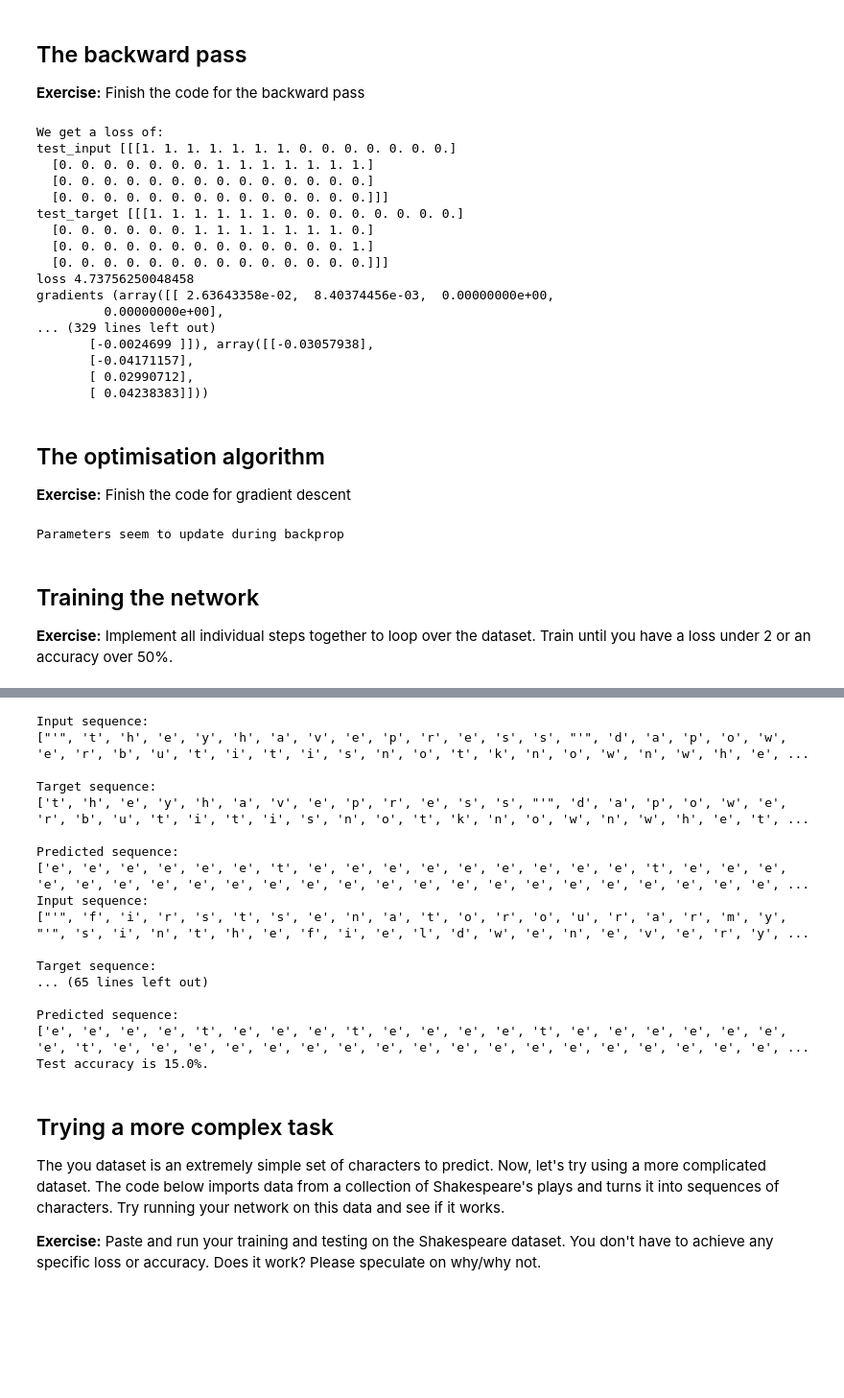
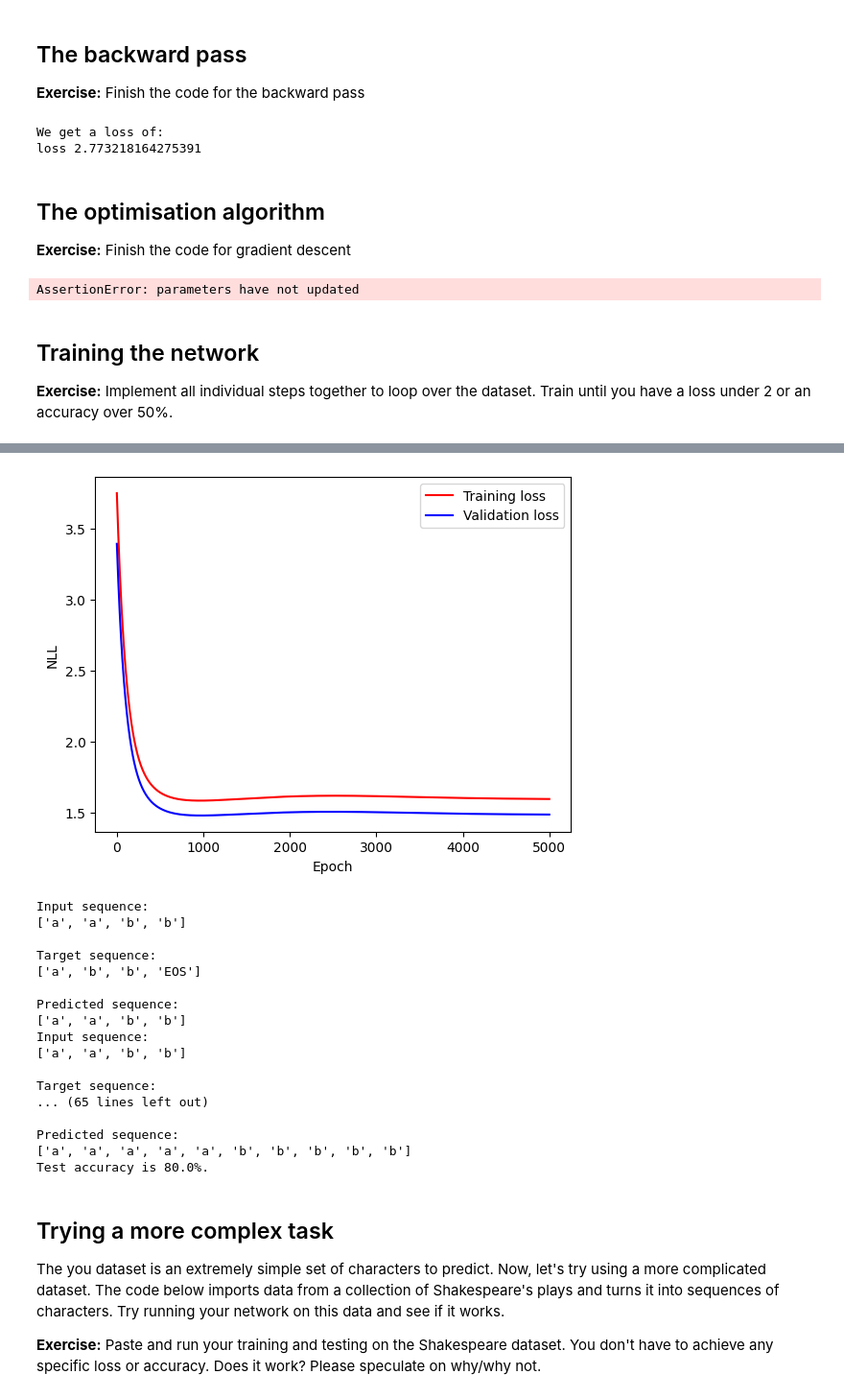
Before and after one commit to afy/d7046e-ann2, a Jupyter notebook: ANN-Exercise-2.ipynb, the cells around one changed output, grey strips where cells are left out. Shown: that part at 96% size. Cells and saved outputs as stored; diff of their text form; code cells hidden in the pictures; blank space fills up the shorter version.

```diff
--- a/ANN-Exercise-2.ipynb
+++ b/ANN-Exercise-2.ipynb
@@ -170,7 +170,7 @@ def init_network(hidden_size, vocab_size):
 # %%
 # Checking the init runs
 
-hidden_size = 100 # Number of dimensions in the hidden state
+hidden_size = 50 # Number of dimensions in the hidden state
 vocab_size  = vocab_size # Size of the vocabulary used
 
 parameters = init_network(hidden_size=hidden_size, vocab_size=vocab_size)
@@ -361,33 +361,18 @@ def backward_pass(inputs, outputs, hidden_states, targets, parameters):
 loss, gradients = backward_pass(test_input, outputs, hidden_states, test_target, parameters)
 
 print('We get a loss of:')
-print("test_input", test_input.T)
-print("test_target", test_target.T)
+#print("test_input", test_input.T)
+#print("test_target", test_target.T)
 print("loss", loss)
-print("gradients", gradients)
+#print("gradients", gradients)
 # %% [output]
 We get a loss of:
-test_input [[[1. 1. 1. 1. 1. 1. 1. 0. 0. 0. 0. 0. 0. 0.]
-  [0. 0. 0. 0. 0. 0. 0. 1. 1. 1. 1. 1. 1. 1.]
-  [0. 0. 0. 0. 0. 0. 0. 0. 0. 0. 0. 0. 0. 0.]
-  [0. 0. 0. 0. 0. 0. 0. 0. 0. 0. 0. 0. 0. 0.]]]
-test_target [[[1. 1. 1. 1. 1. 1. 0. 0. 0. 0. 0. 0. 0. 0.]
-  [0. 0. 0. 0. 0. 0. 1. 1. 1. 1. 1. 1. 1. 0.]
-  [0. 0. 0. 0. 0. 0. 0. 0. 0. 0. 0. 0. 0. 1.]
-  [0. 0. 0. 0. 0. 0. 0. 0. 0. 0. 0. 0. 0. 0.]]]
-loss 4.73756250048458
-gradients (array([[ 2.63643358e-02,  8.40374456e-03,  0.00000000e+00,
-         0.00000000e+00],
-... (329 lines left out)
-       [-0.0024699 ]]), array([[-0.03057938],
-       [-0.04171157],
-       [ 0.02990712],
-       [ 0.04238383]]))
+loss 2.773218164275391
 # %% [markdown]
 ## The optimisation algorithm
 **Exercise:** Finish the code for gradient descent
 # %%
-def gradient_descent(parameters, gradients, lr=3e-4):
+def gradient_descent(parameters, gradients, lr=1e-3):
     # Take a step
     updated_params = []
     for parameter, gradient in zip(parameters, gradients):
@@ -404,16 +389,13 @@ prev_parameters = [parameter.copy() for parameter in parameters]
 # Use computed gradients to update parameters
 parameters = gradient_descent(parameters, gradients, lr=3e-4)
 
-# Check if gradients are not all zeros
-assert any([gradient.any() for gradient in gradients]), "Gradients are all zeros"
-
 # Check that parameters have updated
 parameters_delta = [parameter - prev_parameter for parameter, prev_parameter in zip(parameters, prev_parameters)]
-assert any([np.any(delta != 0) for delta in parameters_delta]), "Parameters have not updated"
 
-print("Parameters seem to update during backprop")
+assert all([parameter.any() for parameter in parameters_delta]), "parameters have not updated"
+print("parameters seem to update during backprop")
 # %% [output]
-Parameters seem to update during backprop
+AssertionError: parameters have not updated
 # %% [markdown]
 ## Training the network
 **Exercise:** Implement all individual steps together to loop over the dataset. Train until you have a loss under 2 or an accuracy over 50%.
@@ -436,6 +418,12 @@ training_loss, validation_loss = [], []
 
 # Keep track of best validation loss
 min_loss = 10000
+
+def compute_loss(out, target):
+    loss = 0
+    for o, t in zip(out, target):
+        loss -= np.mean(np.log(o+1e-12) * t)
+    return loss
 
 # For each epoch
 for i in range(num_epochs):
@@ -540,3 +541,4 @@ Epoch 150, training loss: 2.0476948190034814, validation loss: 0.380602276883358
+[figure, added]
 # %%
 # Testing your network
 
@@ -572,22 +574,22 @@ for test_input_sequence, test_target_sequence in test_set:
 print(f"Test accuracy is {np.round(accuracy)}%.")
 # %% [output]
 Input sequence:
-["'", 't', 'h', 'e', 'y', 'h', 'a', 'v', 'e', 'p', 'r', 'e', 's', 's', "'", 'd', 'a', 'p', 'o', 'w', 'e', 'r', 'b', 'u', 't', 'i', 't', 'i', 's', 'n', 'o', 't', 'k', 'n', 'o', 'w', 'n', 'w', 'h', 'e', ...
+['a', 'a', 'b', 'b']
 
 Target sequence:
-['t', 'h', 'e', 'y', 'h', 'a', 'v', 'e', 'p', 'r', 'e', 's', 's', "'", 'd', 'a', 'p', 'o', 'w', 'e', 'r', 'b', 'u', 't', 'i', 't', 'i', 's', 'n', 'o', 't', 'k', 'n', 'o', 'w', 'n', 'w', 'h', 'e', 't', ...
+['a', 'b', 'b', 'EOS']
 
 Predicted sequence:
-['e', 'e', 'e', 'e', 'e', 'e', 't', 'e', 'e', 'e', 'e', 'e', 'e', 'e', 'e', 'e', 't', 'e', 'e', 'e', 'e', 'e', 'e', 'e', 'e', 'e', 'e', 'e', 'e', 'e', 'e', 'e', 'e', 'e', 'e', 'e', 'e', 'e', 'e', 'e', ...
+['a', 'a', 'b', 'b']
 Input sequence:
-["'", 'f', 'i', 'r', 's', 't', 's', 'e', 'n', 'a', 't', 'o', 'r', 'o', 'u', 'r', 'a', 'r', 'm', 'y', "'", 's', 'i', 'n', 't', 'h', 'e', 'f', 'i', 'e', 'l', 'd', 'w', 'e', 'n', 'e', 'v', 'e', 'r', 'y', ...
+['a', 'a', 'b', 'b']
 
 Target sequence:
 ... (65 lines left out)
 
 Predicted sequence:
-['e', 'e', 'e', 'e', 't', 'e', 'e', 'e', 't', 'e', 'e', 'e', 'e', 't', 'e', 'e', 'e', 'e', 'e', 'e', 'e', 't', 'e', 'e', 'e', 'e', 'e', 'e', 'e', 'e', 'e', 'e', 'e', 'e', 'e', 'e', 'e', 'e', 'e', 'e', ...
-Test accuracy is 15.0%.
+['a', 'a', 'a', 'a', 'a', 'b', 'b', 'b', 'b', 'b']
+Test accuracy is 80.0%.
 # %% [markdown]
 ## Trying a more complex task
 The you dataset is an extremely simple set of characters to predict. Now, let's try using a more complicated dataset. The code below imports data from a collection of Shakespeare's plays and turns it into sequences of characters. Try running your network on this data and see if it works.
```
Also changed, not shown: parts of 7 cells of this notebook, 1 other file.
